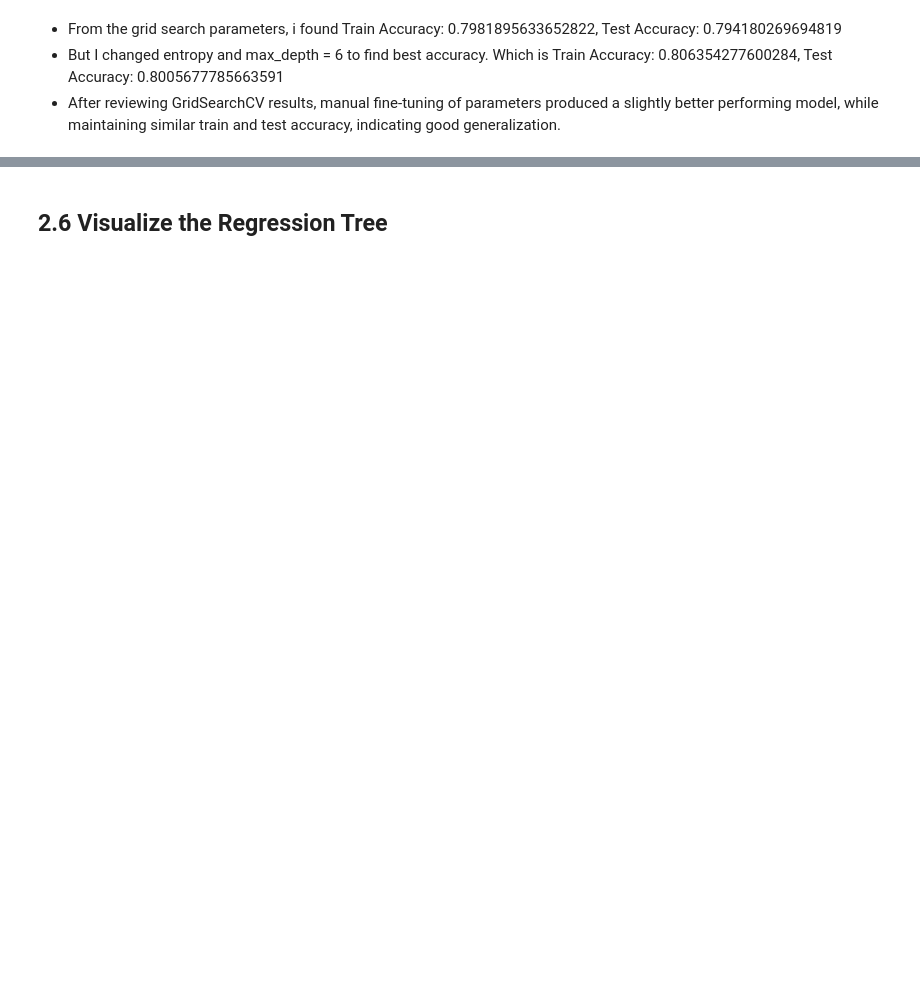
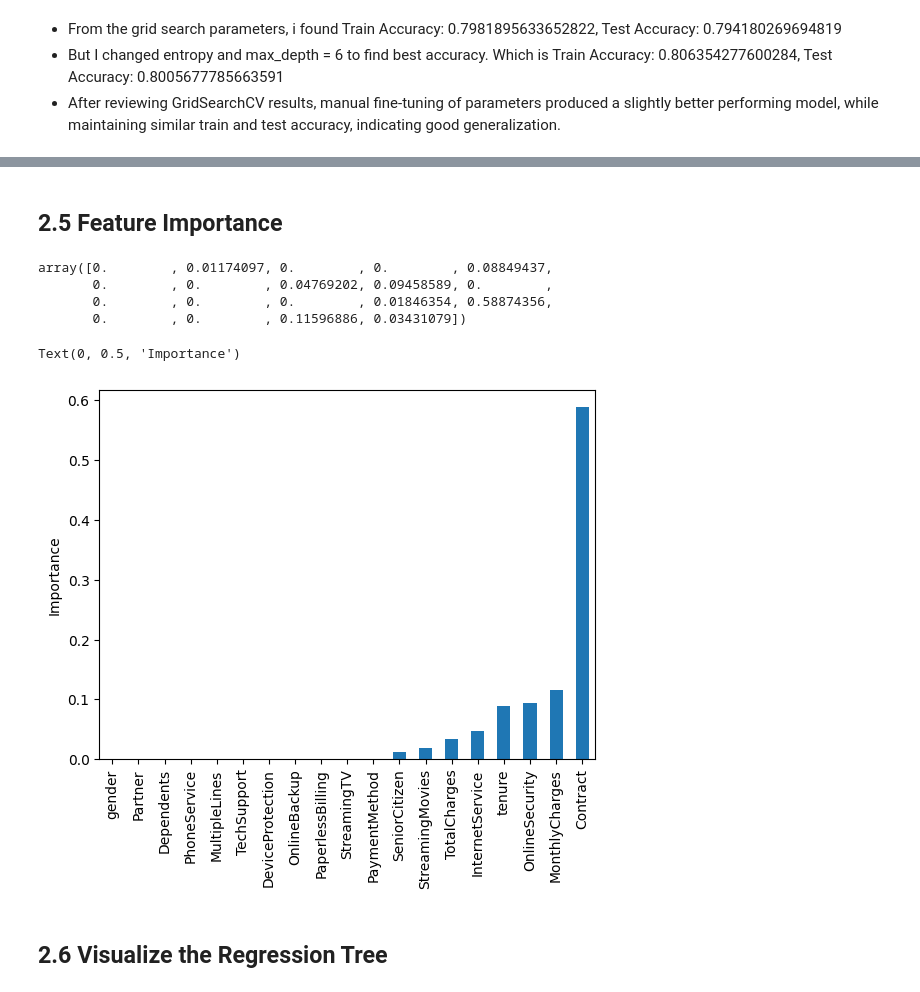
Before and after one commit to awithaaa/telco-customer-churn, a Jupyter notebook: Telco_Customer_Churn.ipynb, the cells around one changed output, grey strips where cells are left out. Drawn from its saved outputs; the diff is of its cells as text; code cells hidden in the pictures; blank space fills up the shorter version.

```diff
--- a/Telco_Customer_Churn.ipynb
+++ b/Telco_Customer_Churn.ipynb
@@ -529,3 +531,20 @@ weighted avg       0.79      0.76      0.77      1409
+# %% [markdown]
+## 2.5 Feature Importance
+# %%
+importance = regressor_.feature_importances_
+importance
+# %% [output]
+array([0.        , 0.01174097, 0.        , 0.        , 0.08849437,
+       0.        , 0.        , 0.04769202, 0.09458589, 0.        ,
+       0.        , 0.        , 0.        , 0.01846354, 0.58874356,
+       0.        , 0.        , 0.11596886, 0.03431079])
+# %%
+feature_importance = pd.Series(importance, index = X_train.columns)
+feature_importance.sort_values().plot(kind = 'bar')
+plt.ylabel('Importance')
+# %% [output]
+Text(0, 0.5, 'Importance')
+[figure, added]
 # %% [markdown]
 ## 2.6 Visualize the Regression Tree
 # %%
```
Also changed, not shown: parts of 41 cells of this notebook.
